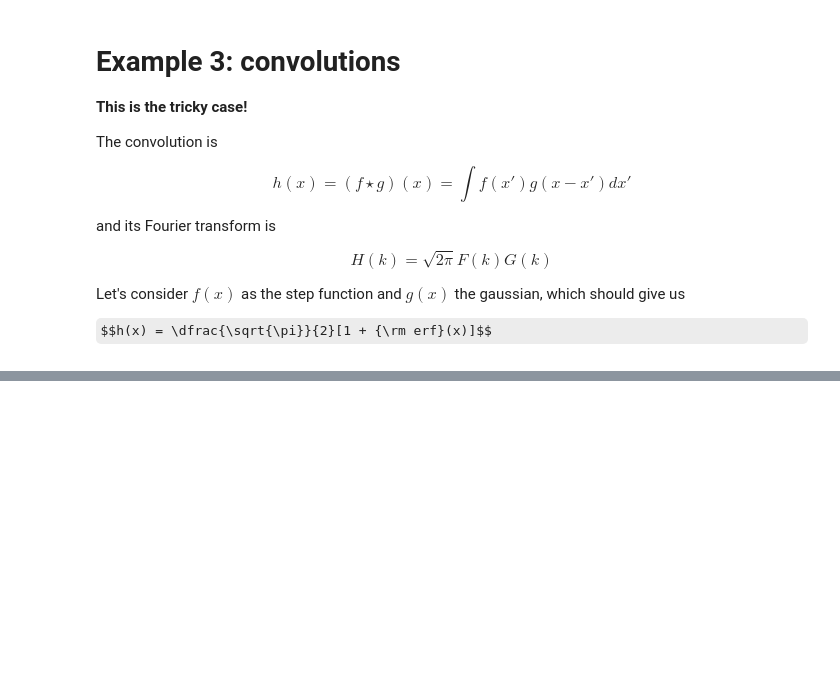
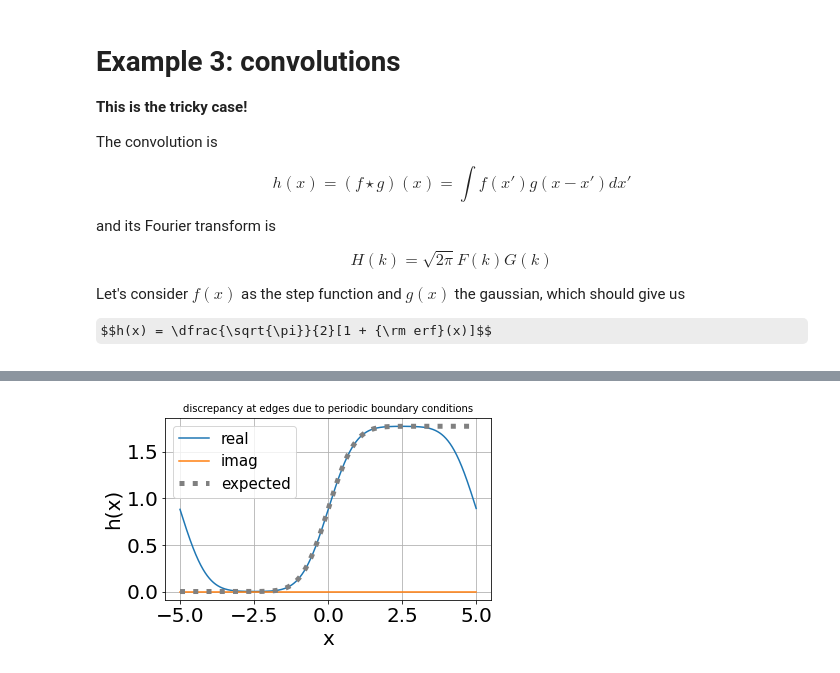
Before and after one commit to gersonjferreira/minicurso-ift-2021, a Jupyter notebook: IntroPython/06 - Fourier.ipynb, the cells around one changed output, grey strips where cells are left out. Cells and saved outputs as stored; diff of their text form; code cells hidden in the pictures; some formulas as TeX source; blank space fills up the shorter version.

```diff
--- a/IntroPython/06 - Fourier.ipynb
+++ b/IntroPython/06 - Fourier.ipynb
@@ -339,23 +365,27 @@ plt.show()
 # %%
-norm = phase = 1
-#phase = np.exp(-1j*k*(-L/2))
-#norm = dx/np.sqrt(2*np.pi)
+# we need to fix the norm and phase either in Fk or Gk
+phase = np.exp(-1j*k*(-L/2))
+norm = dx/np.sqrt(2*np.pi)
 
 Fk = fft.fft(fx) * phase * norm
-Gk = fft.fft(gx) * phase * norm
+Gk = fft.fft(gx)
 Hk = np.sqrt(2*np.pi) * Fk * Gk
-hx = fft.ifft(Hk / phase / norm)
+hx = fft.ifft(Hk)
 
 # import error function from scipy
 from scipy.special import erf
 expected = (np.sqrt(np.pi)/2)*(1+erf(x))
 
+plt.title('discrepancy at edges due to periodic boundary conditions', fontsize=10)
 plt.plot(x, hx.real, label='real')
 plt.plot(x, hx.imag, label='imag')
-plt.plot(x, expected, ls=':', c='grey', lw=5)
+plt.plot(x, expected, ls=':', c='grey', lw=5, label='expected')
+plt.legend(fontsize=15)
 plt.xlabel('x')
 plt.ylabel('h(x)')
 plt.grid()
 
 plt.tight_layout()
 plt.show()
+# %% [output]
+[figure, added]
```
Also changed, not shown: parts of 9 cells of this notebook, 8 other files.
